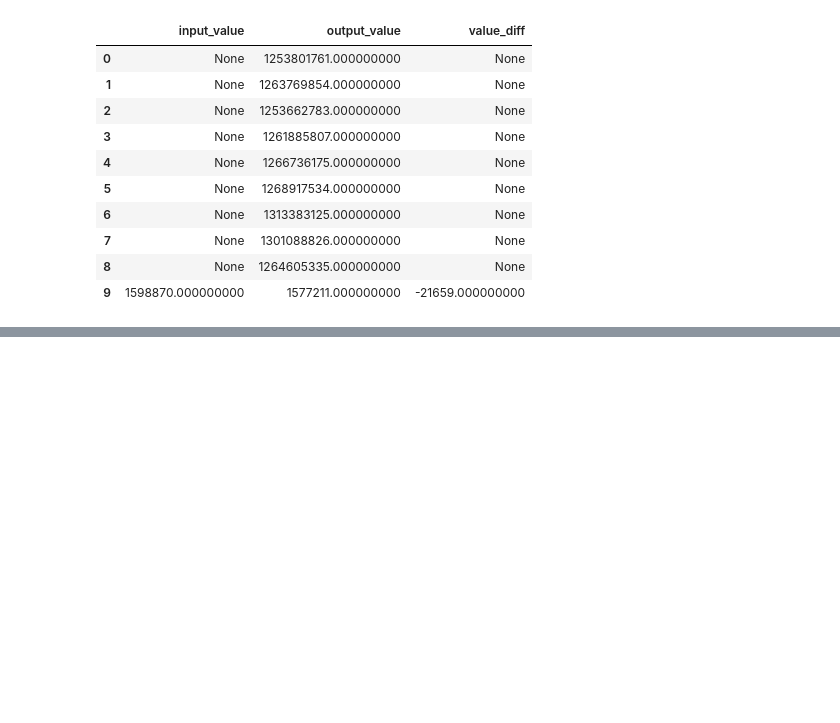
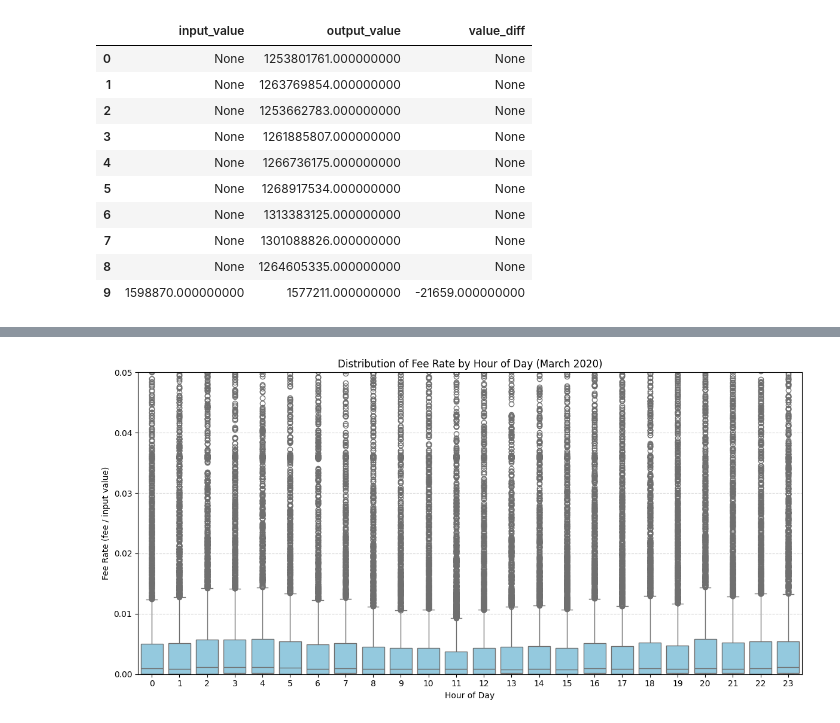
Before and after one commit to happybathtowel/CAPSTONE_PROJECT, a Jupyter notebook: BTC_Blockchain&WorldEvents_Analysis.ipynb, the cells around one changed output, grey strips where cells are left out. Saved outputs shown, nothing was run; the diff lists cells and outputs as text; code cells hidden in the pictures; blank space fills up the shorter version.

```diff
--- a/BTC_Blockchain&WorldEvents_Analysis.ipynb
+++ b/BTC_Blockchain&WorldEvents_Analysis.ipynb
@@ -260,0 +373,15 @@ df_transactions[['input_value', 'output_value', 'value_diff']].head(10)
+# %%
+#creating a new boxplot with trimmed Y-axis, which will put transactions above 5% into the category of outliers
+
+import seaborn as sns
+plt.figure(figsize=(12, 6))
+sns.boxplot(data=df_transactions, x='tx_hour', y='fee_rate', color='skyblue')
+plt.ylim(0, 0.05)  # Trim y-axis to focus on the bulk of values
+plt.title('Distribution of Fee Rate by Hour of Day (March 2020)')
+plt.xlabel('Hour of Day')
+plt.ylabel('Fee Rate (fee / input value)')
+plt.grid(True, axis='y', linestyle='--', alpha=0.5)
+plt.tight_layout()
+plt.show()
+# %% [output]
+[figure, added]
```
Also changed, not shown: parts of 20 cells of this notebook, 1 other file.
